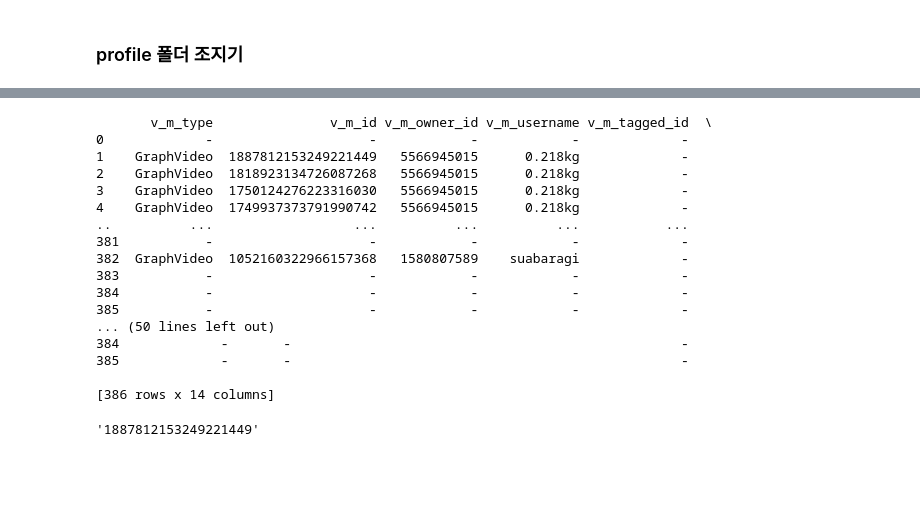
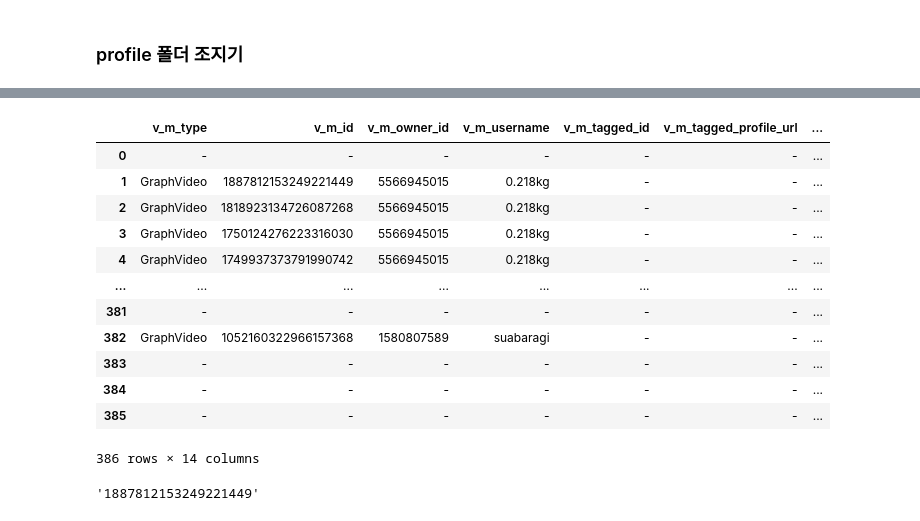
Before and after one commit to jaehun-sys/testJson_to_CSV, a Jupyter notebook: Untitled-v3.ipynb, the cells around one changed output, grey strips where cells are left out. Drawn from its saved outputs; the diff is of its cells as text; code cells hidden in the pictures; blank space fills up the shorter version.

```diff
--- a/Untitled-v3.ipynb
+++ b/Untitled-v3.ipynb
@@ -842,49 +842,45 @@ for i in range(0,len(files)):
             try:
                 v_edge_text.append(contents['graphql']['user']['edge_felix_video_timeline']['edges'][j]['node']['edge_media_to_caption']['edges'][0]['node']['text'])
             except:
                 v_edge_text.append('-')
             try:
                 v_comment_count.append(contents['graphql']['user']['edge_felix_video_timeline']['edges'][j]['node']['edge_media_to_comment']['count'])
             except:
                 v_comment_count.append('-')
             try:
                 v_m_timestamp.append(convert_datetime(contents['graphql']['user']['edge_felix_video_timeline']['edges'][j]['node']['taken_at_timestamp']))
             except:
                 v_m_timestamp.append('-')
             try:
                 v_liked.append(contents['graphql']['user']['edge_felix_video_timeline']['edges'][j]['node']['edge_liked_by']['count'])
             except:
                 v_liked.append('-')
             try:
                 v_thumbnail.append(contents['graphql']['user']['edge_felix_video_timeline']['edges'][j]['node']['thumbnail_src'])
             except:
                 v_thumbnail.append('-')
 
 #     print(len(v_m_type), len(v_m_id), len(v_m_owner_id), len(v_m_username), len(v_m_tagged_id), len(v_m_tagged_profile_url), len(v_m_tagged_username),\
 #          len(v_m_url),len(video_view_count),len(v_edge_text),len(v_comment_count),len(v_m_timestamp),len(v_liked),len(v_thumbnail))
 #     print("----------------------------------------------")
 df2 = pd.DataFrame({"v_m_type":v_m_type, "v_m_id":v_m_id, "v_m_owner_id":v_m_owner_id, "v_m_username":v_m_username, \
                        "v_m_tagged_id":v_m_tagged_id, "v_m_tagged_profile_url":v_m_tagged_profile_url, "v_m_tagged_username":v_m_tagged_username,\
                        "v_m_url":v_m_url, "video_view_count":video_view_count, "v_edge_text":v_edge_text,\
                        "v_comment_count":v_comment_count, "v_m_timestamp":v_m_timestamp, "v_liked":v_liked, "v_thumbnail":v_thumbnail})
-df2.to_csv('./{}/profile/_Profile_v_media.csv'.format(keyword), encoding='utf-8-sig')
+
 #df2.to_csv('./{}/profile/v_media/{}_profile_v_media.csv'.format(keyword,files[i][8:]), encoding='utf-8-sig')
-print(df2)
+df2
 # %% [output]
+|  | v_m_type | v_m_id | v_m_owner_id | v_m_username | v_m_tagged_id | v_m_tagged_profile_url | ... |
+| 0 | - | - | - | - | - | - | ... |
+| 1 | GraphVideo | 1887812153249221449 | 5566945015 | 0.218kg | - | - | ... |
+| 2 | GraphVideo | 1818923134726087268 | 5566945015 | 0.218kg | - | - | ... |
+| 3 | GraphVideo | 1750124276223316030 | 5566945015 | 0.218kg | - | - | ... |
+| 4 | GraphVideo | 1749937373791990742 | 5566945015 | 0.218kg | - | - | ... |
+| ... | ... | ... | ... | ... | ... | ... | ... |
+| 381 | - | - | - | - | - | - | ... |
+| 382 | GraphVideo | 1052160322966157368 | 1580807589 | suabaragi | - | - | ... |
+| 383 | - | - | - | - | - | - | ... |
+| 384 | - | - | - | - | - | - | ... |
+| 385 | - | - | - | - | - | - | ... |
-       v_m_type               v_m_id v_m_owner_id v_m_username v_m_tagged_id  \
-0             -                    -            -            -             -
-1    GraphVideo  1887812153249221449   5566945015      0.218kg             -
-2    GraphVideo  1818923134726087268   5566945015      0.218kg             -
-3    GraphVideo  1750124276223316030   5566945015      0.218kg             -
-4    GraphVideo  1749937373791990742   5566945015      0.218kg             -
-..          ...                  ...          ...          ...           ...
-381           -                    -            -            -             -
-382  GraphVideo  1052160322966157368   1580807589    suabaragi             -
-383           -                    -            -            -             -
-384           -                    -            -            -             -
-385           -                    -            -            -             -
-... (50 lines left out)
-384             -       -                                                  -
-385             -       -                                                  -
-
-[386 rows x 14 columns]
+386 rows × 14 columns
```
Also changed, not shown: parts of 2 cells of this notebook.
